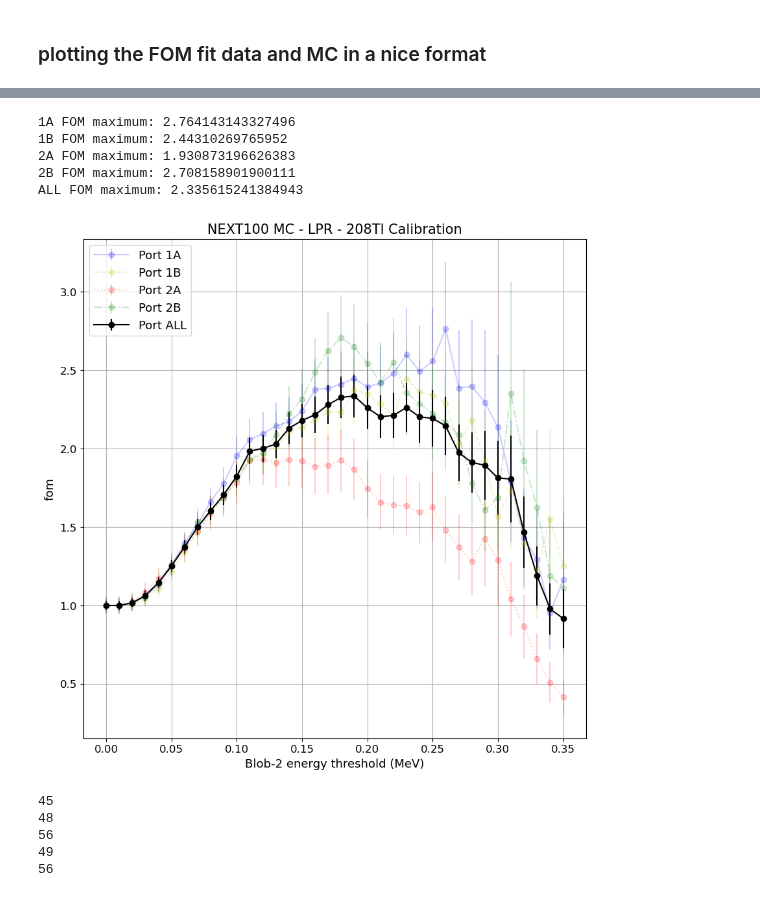
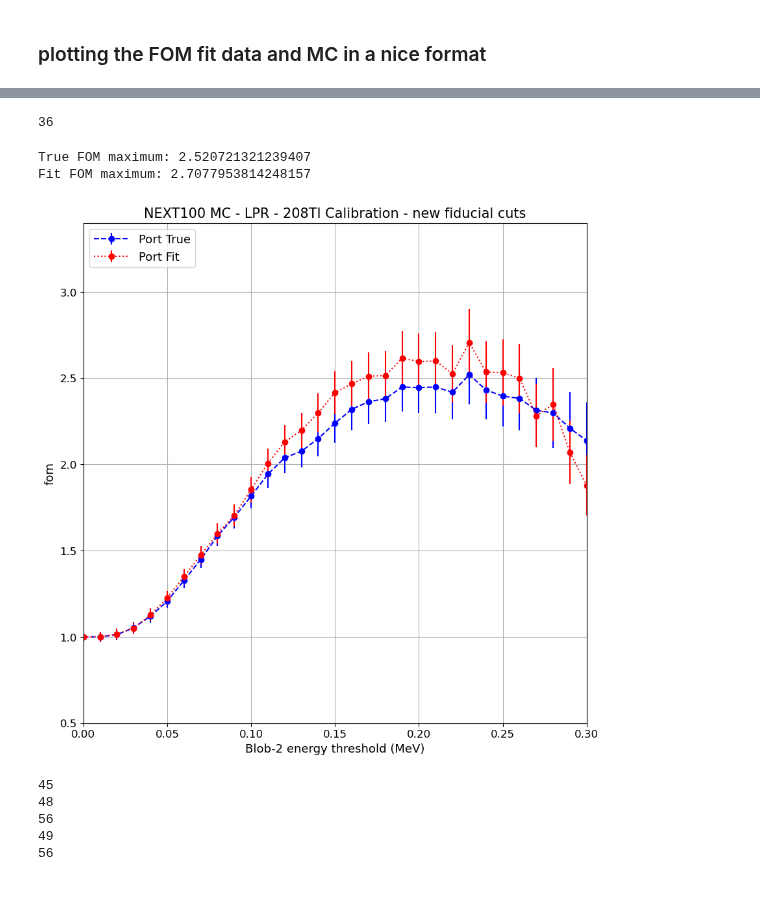
Before and after one commit to jwaiton/next_misc, a Jupyter notebook: miscellaneous/FOM_fit_collation.ipynb, the cells around one changed output, grey strips where cells are left out. Saved outputs shown, nothing was run; the diff lists cells and outputs as text; code cells hidden in the pictures.

```diff
--- a/miscellaneous/FOM_fit_collation.ipynb
+++ b/miscellaneous/FOM_fit_collation.ipynb
@@ -33,41 +39,64 @@ fom_MC_merge_err = np.load('../FOM_merge&fit/data/fom_MC_err_isaura_merged.npy')
+# %%
+print(len(fom_fit_merge))
+# %% [output]
+36
 # %%
+#port_label = ['1A', '1B']
+#fom_list = [fom_MC_1a, fom_MC_1b]
+#fom_err = [fom_MC_1a_err, fom_MC_1b_err]
+#linestyle = ['dashed', 'dotted']
+#colours = ['blue', 'y']
+
+port_label = ['True', 'Fit']
+fom_list = [fom_MC_merge, fom_fit_merge]
+fom_err = [fom_MC_merge_err, fom_fit_merge_err]
+linestyle = ['dashed', 'dotted']
+colours = ['blue', 'r']
+cut_lists = [cut_list, np.linspace(0, 0.35, 36)]
+#port_label = ['1A', '1B', 'BOTH']
+#fom_list = [fom_MC_1a, fom_MC_1b, fom_MC_merge_1]
+#fom_err = [fom_MC_1a_err, fom_MC_1b_err, fom_MC_merge_err_1]
+#linestyle = ['dashed', 'dotted', 'solid']
+#colours = ['blue', 'y', 'black']
+
+
+
 #port_label = ['1A', '1B', '2A', '2B']
-port_label = ['1A', '1B', '2A', '2B', 'ALL']
+#port_label = ['1A', '1B', '2A', '2B', 'ALL']
 #fom_list = [fom_MC_1a, fom_MC_1b, fom_MC_2a, fom_MC_2b]
-fom_list = [fom_MC_1a, fom_MC_1b, fom_MC_2a, fom_MC_2b, fom_MC_merge]
+#fom_list = [fom_MC_1a, fom_MC_1b, fom_MC_2a, fom_MC_2b, fom_MC_merge]
 #fom_err = [fom_MC_1a_err, fom_MC_1b_err, fom_MC_2a_err, fom_MC_2b_err]
-fom_err = [fom_MC_1a_err, fom_MC_1b_err, fom_MC_2a_err, fom_MC_2b_err, fom_MC_merge_err]
+#fom_err = [fom_MC_1a_err, fom_MC_1b_err, fom_MC_2a_err, fom_MC_2b_err, fom_MC_merge_err]
 #linestyle = ['solid', 'dashed', 'dotted', 'dashdot']
-linestyle = ['solid', 'dashed', 'dotted', 'dashdot', 'solid']
+#linestyle = ['solid', 'dashed', 'dotted', 'dashdot', 'solid']
 #colours = ['blue', 'y', 'red', 'green']
-colours = ['blue', 'y', 'red', 'green', 'black']
-
+#colours = ['blue', 'y', 'red', 'green', 'black']
 plt.rcParams["figure.figsize"] = (10,10)
 for i in range(len(fom_list)):
     # collect port name (using convention)
     # plot fom
-    if (i == 4):
-        opac = 1
-    else:
-        opac = 0.2
-    plt.errorbar(cut_list, fom_list[i], fmt = 'o-', yerr=fom_err[i], label = "Port " + port_label[i], color = colours[i], alpha = opac, linestyle = linestyle[i])
-    plt.title("NEXT100 MC - LPR - 208Tl Calibration", fontsize = 15)
+    #if (i == 4):
+    #    opac = 1
+    #else:
+    #    opac = 0.2
+    opac = 1
+    plt.errorbar(cut_lists[i], fom_list[i], fmt = 'o-', yerr=fom_err[i], label = "Port " + port_label[i], color = colours[i], alpha = opac, linestyle = linestyle[i])
+    plt.title("NEXT100 MC - LPR - 208Tl Calibration - new fiducial cuts", fontsize = 15)
     plt.xlabel("Blob-2 energy threshold (MeV)", fontsize = 13)
     plt.legend(loc='upper left', fontsize = 13, handlelength = 3)
     plt.xticks(fontsize = '12')
     plt.yticks(fontsize = '12')
     plt.ylabel("fom", fontsize = 13)
     print(str(port_label[i]) + " FOM maximum: " + str(max(fom_list[i])))
 
+plt.ylim([0.5,3.4])
+plt.xlim([0, 0.3])
 plt.grid()
 plt.show()
 # %% [output]
-1A FOM maximum: 2.764143143327496
-1B FOM maximum: 2.44310269765952
-2A FOM maximum: 1.930873196626383
-2B FOM maximum: 2.708158901900111
-ALL FOM maximum: 2.335615241384943
+True FOM maximum: 2.520721321239407
+Fit FOM maximum: 2.7077953814248157
-[figure, old version]
+[figure, new version]
 # %%
 # read in MC data FOM
 fom_fit_1a = np.load('../FOM_merge&fit/data/fom_fit_isaura_1a.npy')
```
Also changed, not shown: parts of 2 cells of this notebook, 2 other files.
